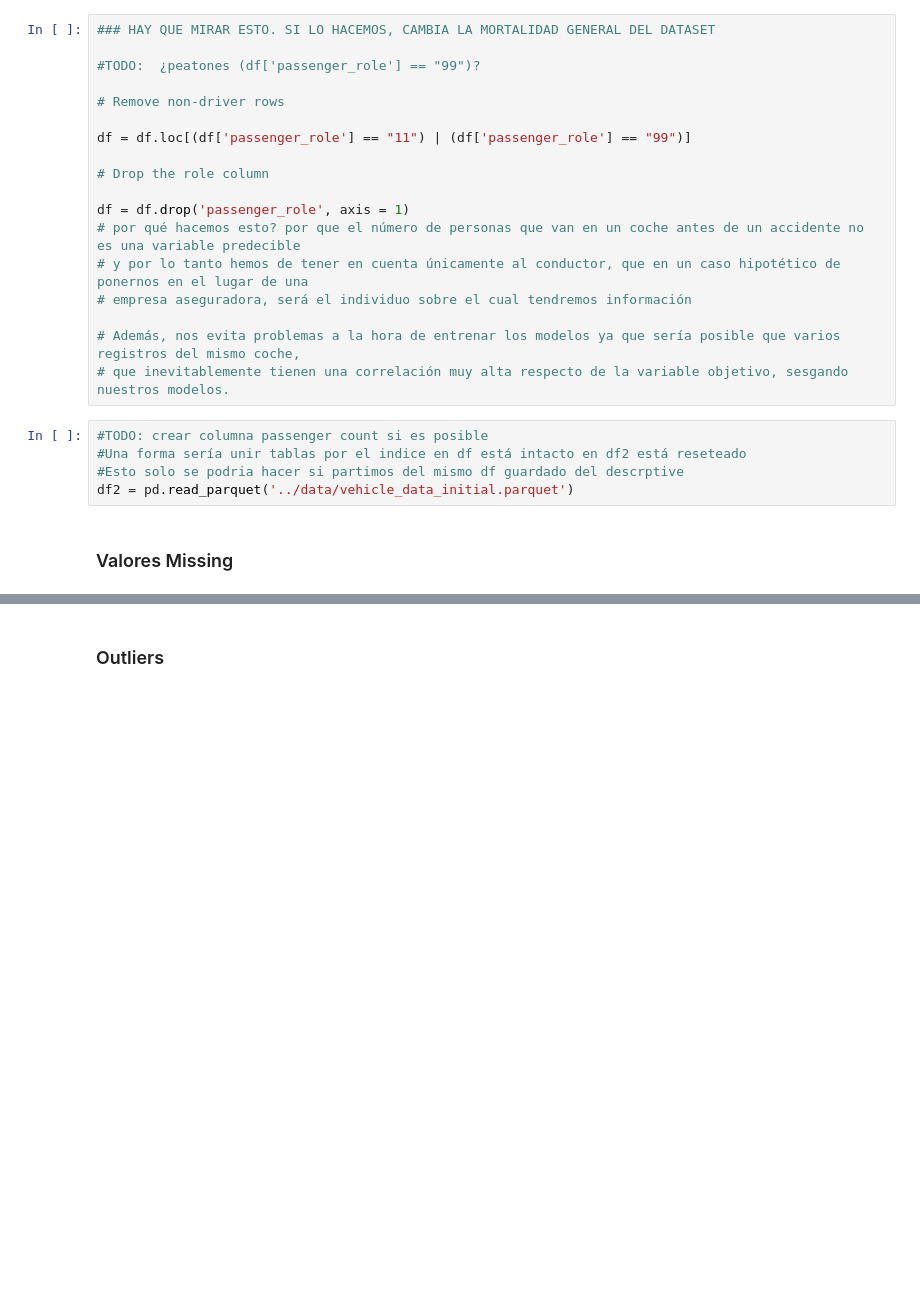
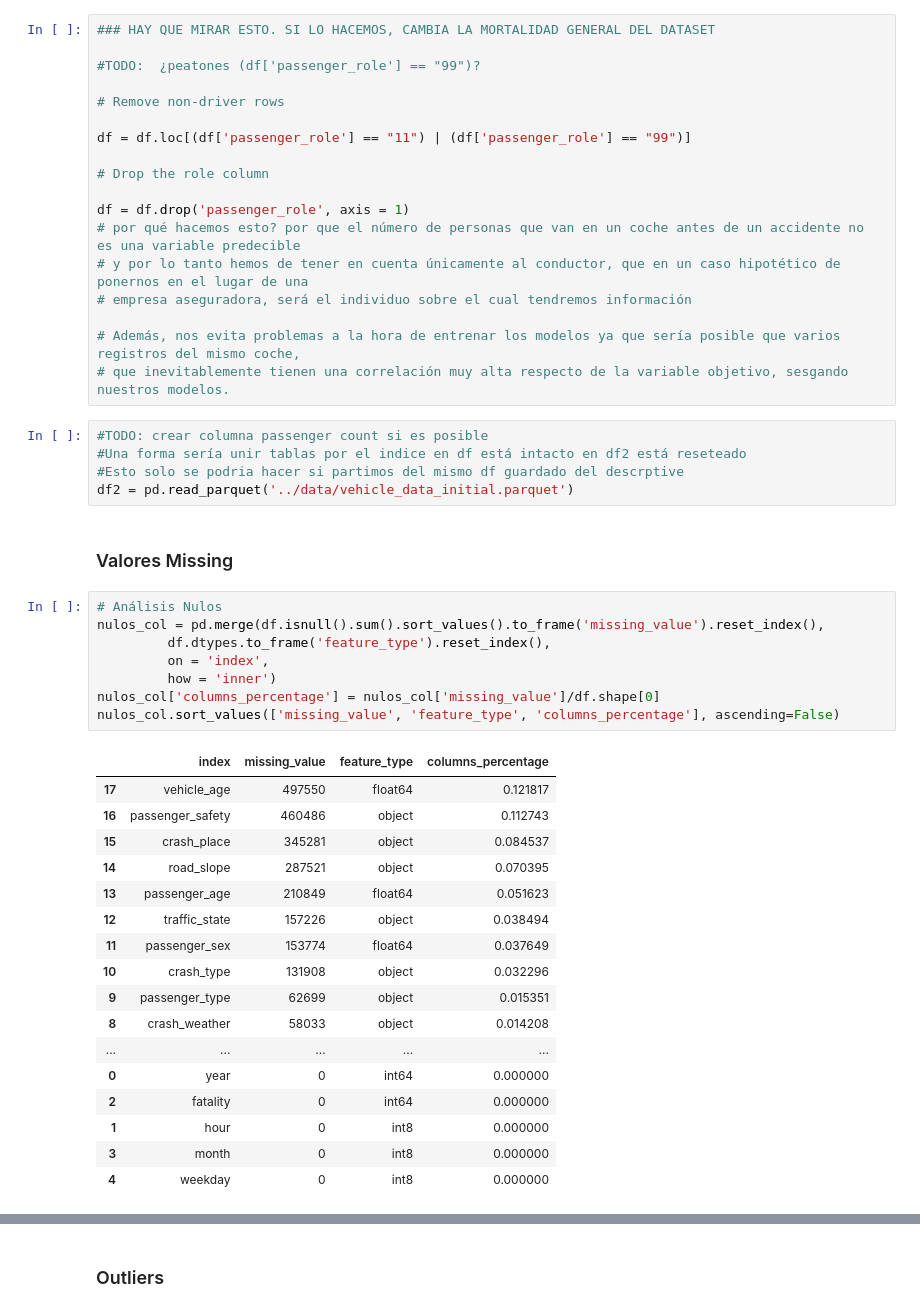
Before and after one commit to AMM53/Accidents-Prediction, a Jupyter notebook: notebooks/FeatureEngineering.ipynb, the cells around one changed output, grey strips where cells are left out. Cells and saved outputs as stored; diff of their text form; blank space fills up the shorter version.

```diff
--- a/notebooks/FeatureEngineering.ipynb
+++ b/notebooks/FeatureEngineering.ipynb
@@ -51,3 +51,29 @@ df = df.drop('passenger_role', axis = 1)
 df2 = pd.read_parquet('../data/vehicle_data_initial.parquet')
 # %% [markdown]
 ### Valores Missing
+# %%
+# Análisis Nulos
+nulos_col = pd.merge(df.isnull().sum().sort_values().to_frame('missing_value').reset_index(),
+         df.dtypes.to_frame('feature_type').reset_index(),
+         on = 'index',
+         how = 'inner')
+nulos_col['columns_percentage'] = nulos_col['missing_value']/df.shape[0]
+nulos_col.sort_values(['missing_value', 'feature_type', 'columns_percentage'], ascending=False)
+# %% [output]
+|  | index | missing_value | feature_type | columns_percentage |
+| 17 | vehicle_age | 497550 | float64 | 0.121817 |
+| 16 | passenger_safety | 460486 | object | 0.112743 |
+| 15 | crash_place | 345281 | object | 0.084537 |
+| 14 | road_slope | 287521 | object | 0.070395 |
+| 13 | passenger_age | 210849 | float64 | 0.051623 |
+| 12 | traffic_state | 157226 | object | 0.038494 |
+| 11 | passenger_sex | 153774 | float64 | 0.037649 |
+| 10 | crash_type | 131908 | object | 0.032296 |
+| 9 | passenger_type | 62699 | object | 0.015351 |
+| 8 | crash_weather | 58033 | object | 0.014208 |
+| ... | ... | ... | ... | ... |
+| 0 | year | 0 | int64 | 0.000000 |
+| 2 | fatality | 0 | int64 | 0.000000 |
+| 1 | hour | 0 | int8 | 0.000000 |
+| 3 | month | 0 | int8 | 0.000000 |
+| 4 | weekday | 0 | int8 | 0.000000 |
```
Also changed, not shown: parts of 12 cells of this notebook.
